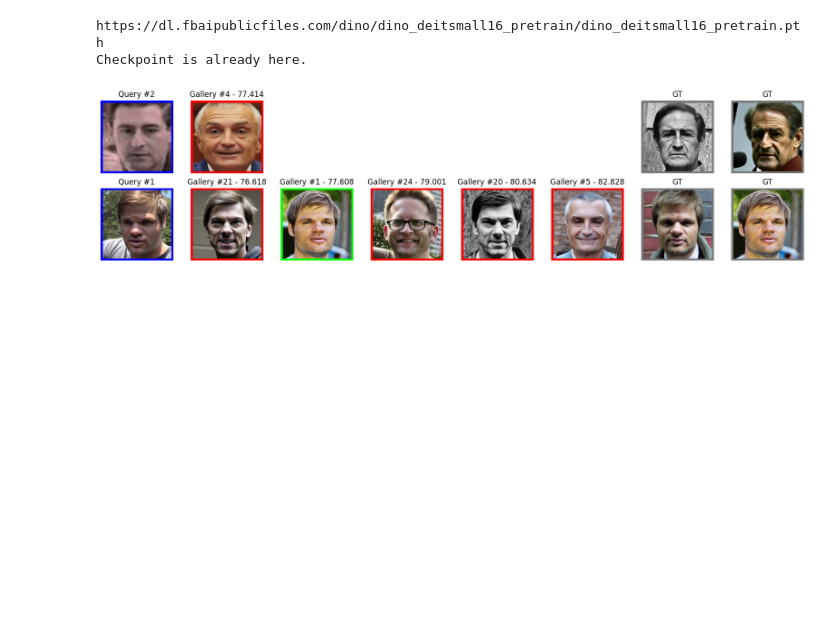
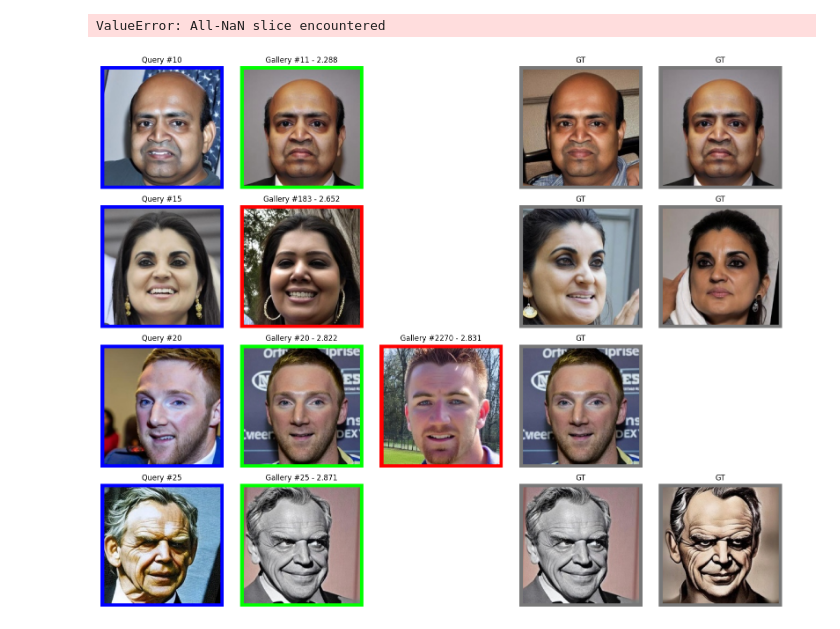
Before and after one commit to Tishran/deepfake-resistant-face-recognition, a Jupyter notebook: playground.ipynb, the cells around one changed output. Cells and saved outputs as stored; diff of their text form; code cells hidden in the pictures; blank space fills up the shorter version.

```diff
--- a/playground.ipynb
+++ b/playground.ipynb
@@ -21,2 +21,3 @@ from make_submission import create_sample_sub
 # %%
-val_df = pd.read_csv("val.csv")
+df_val = pd.read_csv("reorganized_val.csv")
+df_val
@@ -27,8 +37,0 @@ val_df = gen_query_gallery_pairs(val_df)
-# %%
-model = ViTExtractor.from_pretrained("vits16_dino")
-model = model.to('cuda').eval()
-
-transform, _ = get_transforms_for_pretrained("vits16_dino")
-# %% [output]
-https://dl.fbaipublicfiles.com/dino/dino_deitsmall16_pretrain/dino_deitsmall16_pretrain.pth
-Checkpoint is already here.
@@ -41,4 +38,25 @@ gt_df = get_ground_truth(val_df)
-# %%
-rank_metrics, eer_metric = calc_metrics(embeddings, gt_df, sub_df, val)
-# %% [output]
-[figure, removed]
+# %%
+model = OML_EXTRACTOR[OML_MODEL_NAME].from_pretrained(OML_MODEL_NAME)
+state_dict = torch.load(
+    f"./curr_best_model_weights/{OML_MODEL_NAME}/model.pth", map_location="cuda"
+)
+model.load_state_dict(state_dict)
+model = model.to("cuda").eval()
+
+transform, _ = get_transforms_for_pretrained(OML_MODEL_NAME)
+
+df_val = gen_query_gallery_pairs(df_val)
+df_gt_val = get_ground_truth(df_val)
+
+val = d.ImageQueryGalleryLabeledDataset(df_val, transform=transform)
+# %%
+embeddings, df_pred_val = val_inference(model, val, df_val)
+rank_metrics, eer_metric = calc_metrics(
+    embeddings, df_gt_val, df_pred_val, val
+)
+print_metrics(rank_metrics, eer_metric)
+
+# restart this line
+# %% [output]
+ValueError: All-NaN slice encountered
+[figure, added]
```
Also changed, not shown: parts of 7 cells of this notebook, 10 other files.
